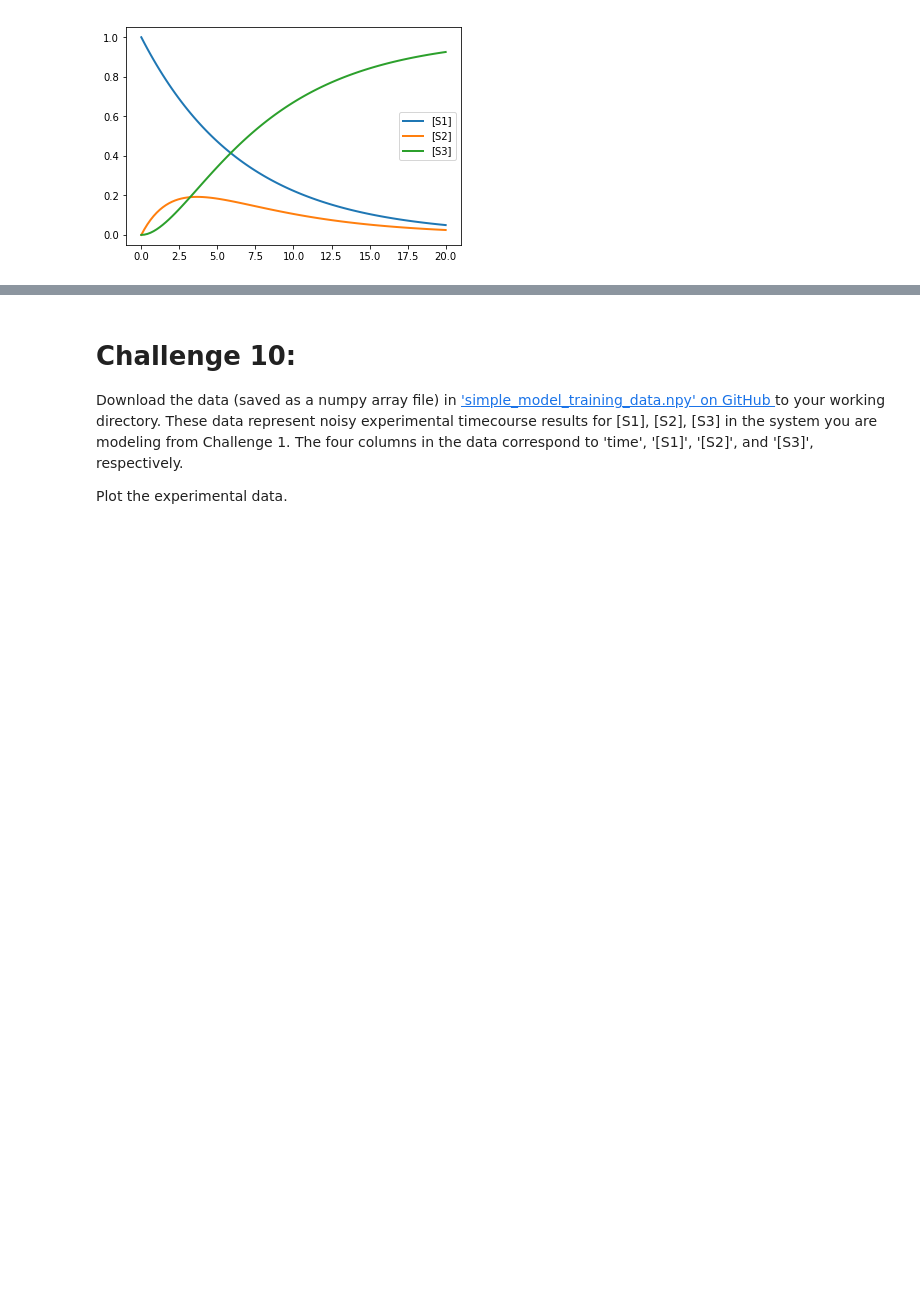
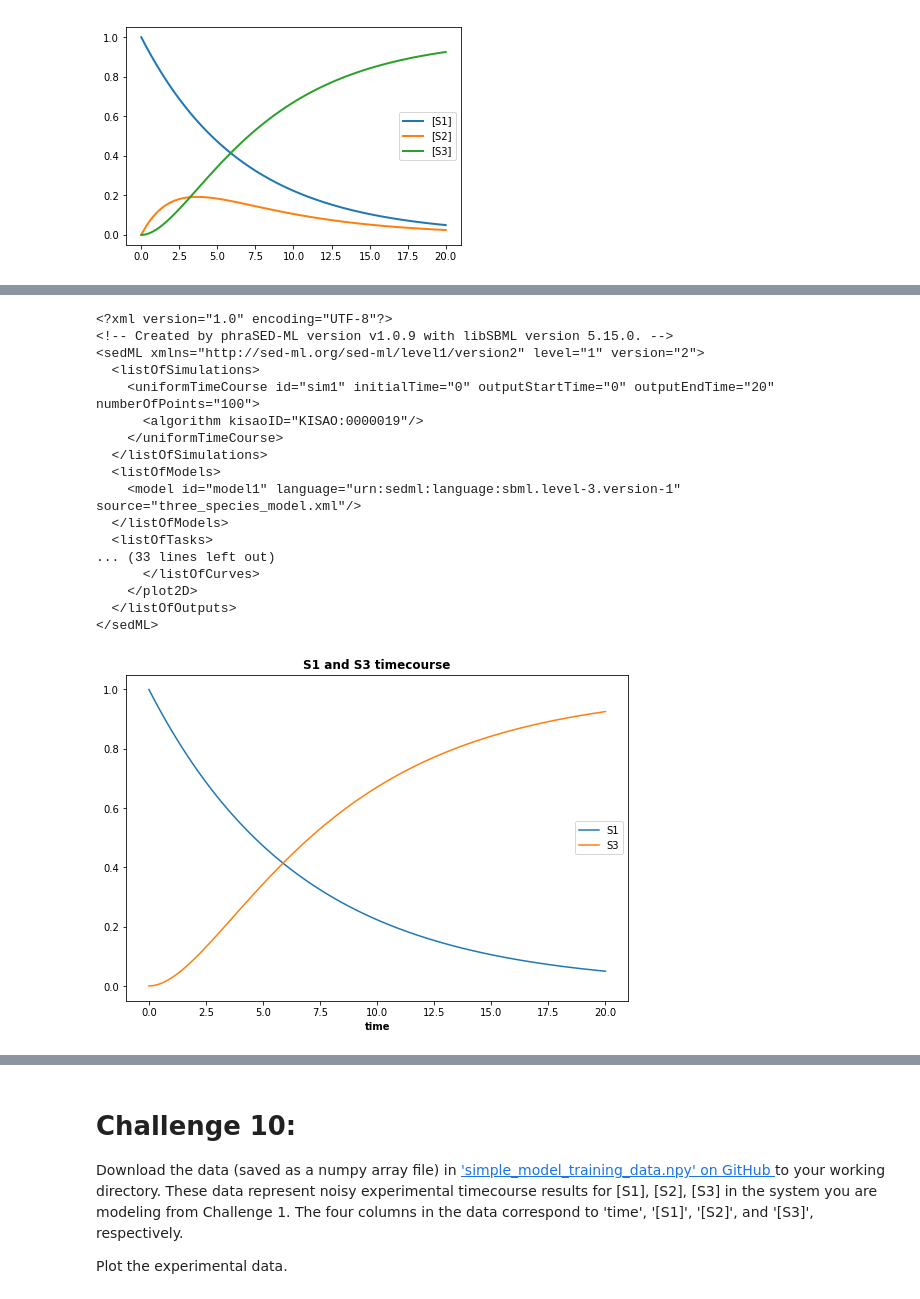
Before and after one commit to vporubsky/tellurium-libroadrunner-tutorial, a Jupyter notebook: COMBINE-de-NBI-Tutorial-Tellurium-Challenge-Solutions.ipynb, the cells around one changed output, grey strips where cells are left out. Drawn from its saved outputs; the diff is of its cells as text; code cells hidden in the pictures; blank space fills up the shorter version.

```diff
--- a/COMBINE-de-NBI-Tutorial-Tellurium-Challenge-Solutions.ipynb
+++ b/COMBINE-de-NBI-Tutorial-Tellurium-Challenge-Solutions.ipynb
@@ -212,0 +186,47 @@ TypeError: in method 'setReferencedSBML', argument 2 of type 'char const *'
+# %%
+# Write your simulation experiment using a PhraSED-ML string
+phrasedml_str = '''
+  model1 = model "three_species_model.xml"
+  sim1 = simulate uniform(0, 20, 100)
+  task1 = run sim1 on model1
+  plot "S1 and S3 timecourse" time vs S1, S3
+'''
+
+# convert the Antimony string from Challeng 1 to an SBML string
+sbml_str = te.antimonyToSBML(antStr)
+
+# Set your saved SBML three-species model as the SBML file that will be referenced
+phrasedml.setReferencedSBML("three_species_model.xml", sbml_str)
+
+# Create the SED-ML xml string from the phrasedml
+sedml_str = phrasedml.convertString(phrasedml_str)
+if sedml_str == None:
+    print(phrasedml.getLastPhrasedError())
+
+# Visualize the SED-ML file
+print(sedml_str)
+
+# Execute the simulation experiment specified with SED-ML
+te.executeSEDML(sedml_str)
+
+# Save the SED-ML simulation experiment to your current working directory
+te.saveToFile(str(os.getcwd()) + '\\three_species_model_simulation_experiment.xml', sedml_str)
+# %% [output]
+<?xml version="1.0" encoding="UTF-8"?>
+<!-- Created by phraSED-ML version v1.0.9 with libSBML version 5.15.0. -->
+<sedML xmlns="http://sed-ml.org/sed-ml/level1/version2" level="1" version="2">
+  <listOfSimulations>
+    <uniformTimeCourse id="sim1" initialTime="0" outputStartTime="0" outputEndTime="20" numberOfPoints="100">
+      <algorithm kisaoID="KISAO:0000019"/>
+    </uniformTimeCourse>
+  </listOfSimulations>
+  <listOfModels>
+    <model id="model1" language="urn:sedml:language:sbml.level-3.version-1" source="three_species_model.xml"/>
+  </listOfModels>
+  <listOfTasks>
+... (33 lines left out)
+      </listOfCurves>
+    </plot2D>
+  </listOfOutputs>
+</sedML>
+[figure, added]
```
Also changed, not shown: parts of 14 cells of this notebook, 1 other file.
